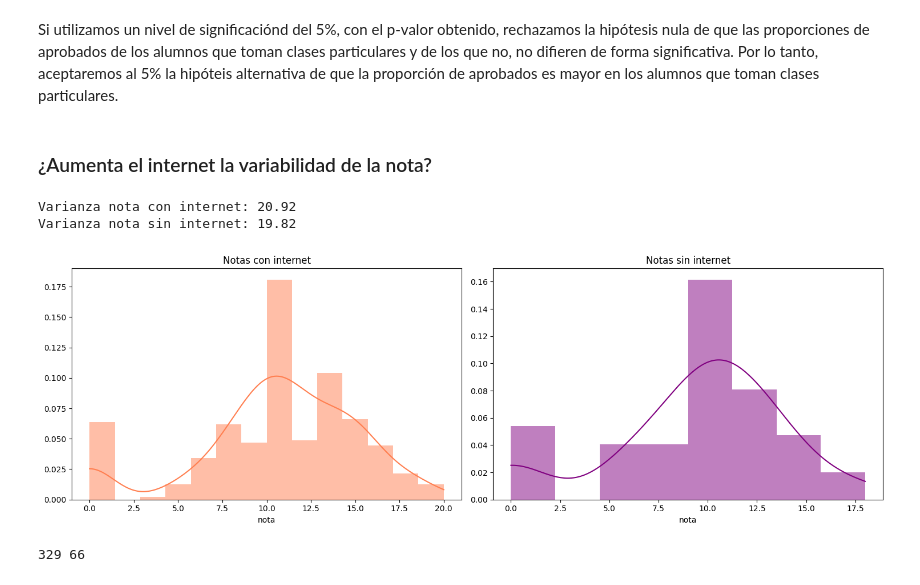
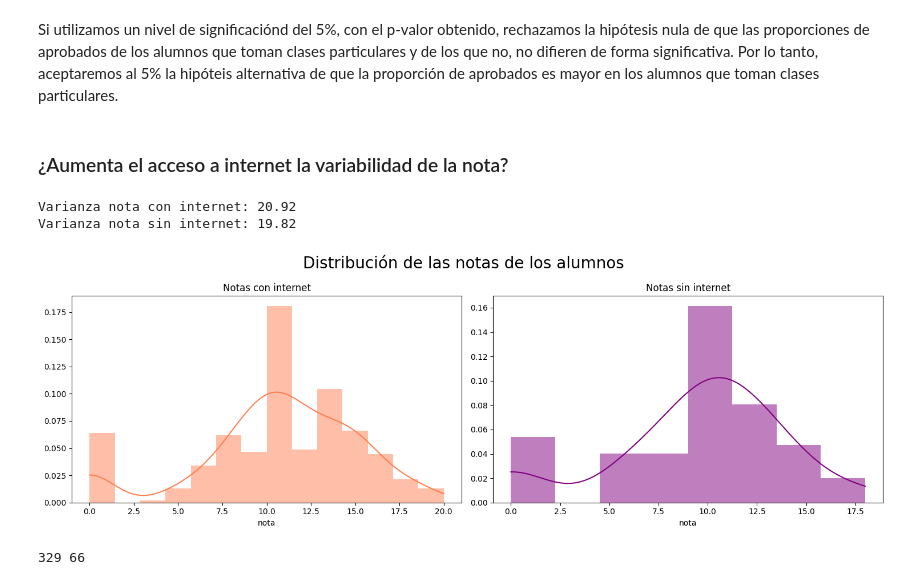
Before and after one commit to antoniolandin/students, a Jupyter notebook: main.ipynb, the cells around one changed output. Saved outputs shown, nothing was run; the diff lists cells and outputs as text; code cells hidden in the pictures.

```diff
--- a/main.ipynb
+++ b/main.ipynb
@@ -466,7 +470,7 @@ Valor p: 0.0328
 # %% [markdown]
 Si utilizamos un nivel de significaciónd del 5%, con el p-valor obtenido, rechazamos la hipótesis nula de que las proporciones de aprobados de los alumnos que toman clases particulares y de los que no, no difieren de forma significativa. Por lo tanto, aceptaremos al 5% la hipóteis alternativa de que la proporción de aprobados es mayor en los alumnos que toman clases particulares.
 # %% [markdown]
-### ¿Aumenta el internet la variabilidad de la nota?
+### ¿Aumenta el acceso a internet la variabilidad de la nota?
 # %%
 G3_internet = df.loc[df.internet == 'yes', 'G3']
 G3_no_internet = df.loc[df.internet == 'no', 'G3']
@@ -478,23 +482,23 @@ Varianza nota sin internet: 19.82
 # %%
 fig, (ax1, ax2) = plt.subplots(nrows=1, ncols=2, figsize=(15, 5))
 
 sns.histplot(data=df[df.internet == 'yes'], x="G3",
              color='coral', kde=True, stat="density", alpha=0.5, edgecolor=None, ax=ax1)
 ax1.set_title('Notas con internet')
 ax1.set_ylabel('')
 ax1.set_xlabel('nota')
 
 sns.histplot(data=df[df.internet == 'no'], x="G3",
              color='purple', kde=True, stat="density", alpha=0.5, edgecolor=None, ax=ax2)
 ax2.set_title('Notas sin internet')
 ax2.set_ylabel('')
 ax2.set_xlabel('nota')
 
-# plt.suptitle('Distribución de las notas de los alumnos', fontsize=20)
+plt.suptitle('Distribución de las notas de los alumnos', fontsize=20)
 plt.tight_layout()
 plt.show()
 # %% [output]
-[figure, old version]
+[figure, new version]
 # %%
 print(len(G3_internet),len(G3_no_internet))
 # %% [output]
```
Also changed, not shown: parts of 48 cells of this notebook, 11 other files.
